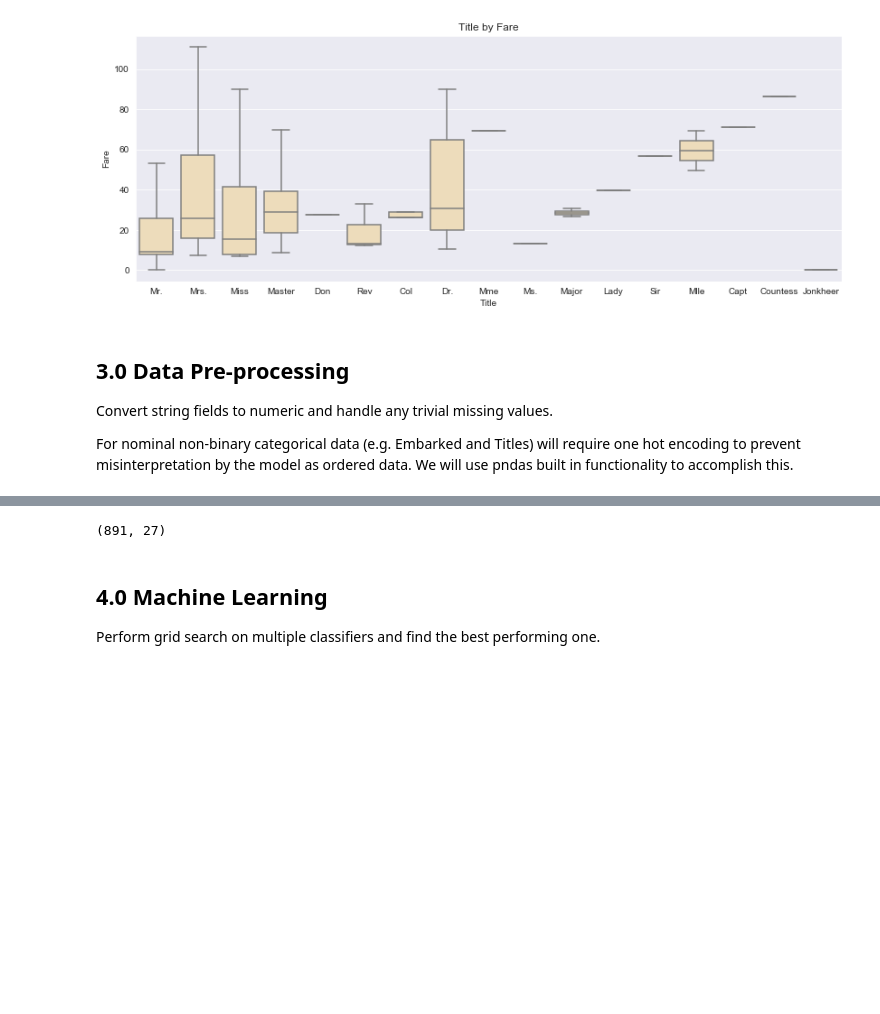
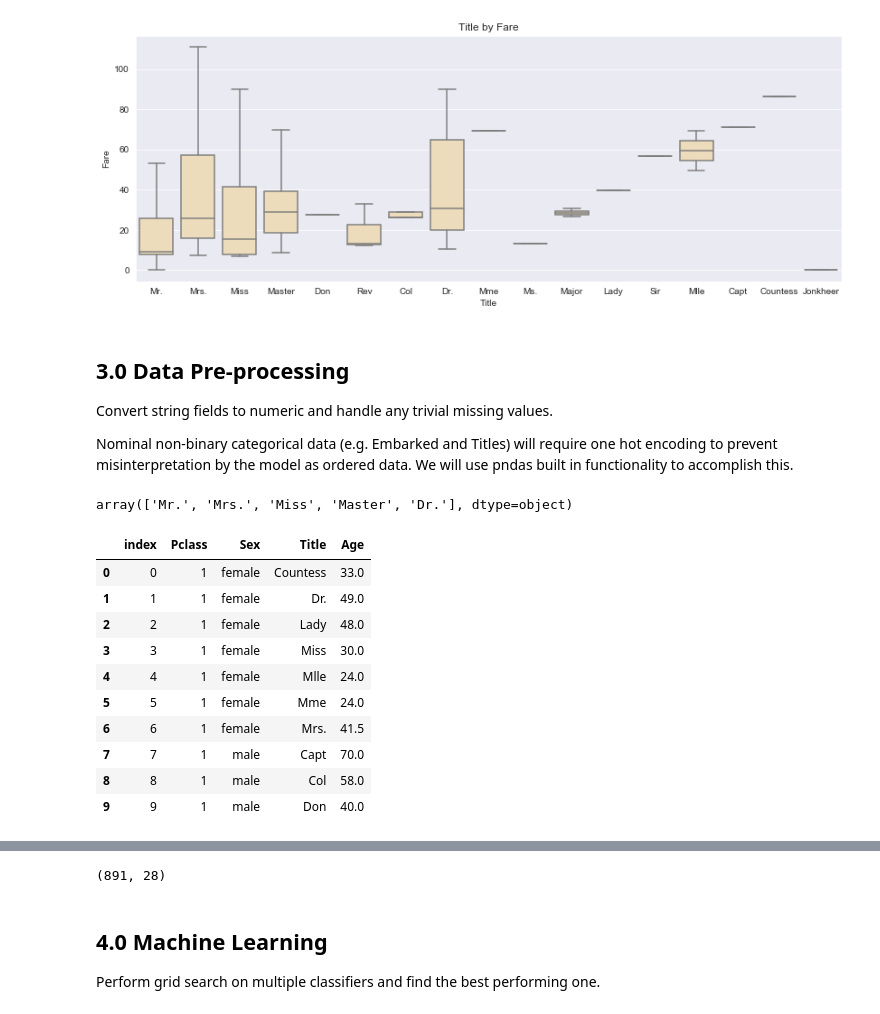
Before and after one commit to arsalanfardi/Titanic-Survival-Prediction, a Jupyter notebook: Titanic_Survival_Prediction.ipynb, the cells around one changed output, grey strips where cells are left out. Saved outputs shown, nothing was run; the diff lists cells and outputs as text; code cells hidden in the pictures; blank space fills up the shorter version.

```diff
--- a/Titanic_Survival_Prediction.ipynb
+++ b/Titanic_Survival_Prediction.ipynb
@@ -405,4 +414,27 @@ ax.set_title('Title by Fare');
 
 Convert string fields to numeric and handle any trivial missing values.
 
-For nominal non-binary categorical data (e.g. Embarked and Titles) will require one hot encoding to prevent misinterpretation by the model as ordered data. We will use pndas built in functionality to accomplish this.
+Nominal non-binary categorical data (e.g. Embarked and Titles) will require one hot encoding to prevent misinterpretation by the model as ordered data. We will use pndas built in functionality to accomplish this.
+# %%
+# Age missing values
+df[df.Age.isnull()]['Title'].count()
+# %% [output]
+array(['Mr.', 'Mrs.', 'Miss', 'Master', 'Dr.'], dtype=object)
+# %%
+# Fill age with the mean values of their respective Pclass, Sex and Title
+grouped_median_age = df.groupby(['Pclass', 'Sex','Title'])['Age'].median()
+# Reset index to convert back to a regular dataframe
+grouped_median_age = grouped_mean_age.reset_index()
+grouped_median_age.head(10)
+# %% [output]
+|  | index | Pclass | Sex | Title | Age |
+| 0 | 0 | 1 | female | Countess | 33.0 |
+| 1 | 1 | 1 | female | Dr. | 49.0 |
+| 2 | 2 | 1 | female | Lady | 48.0 |
+| 3 | 3 | 1 | female | Miss | 30.0 |
+| 4 | 4 | 1 | female | Mlle | 24.0 |
+| 5 | 5 | 1 | female | Mme | 24.0 |
+| 6 | 6 | 1 | female | Mrs. | 41.5 |
+| 7 | 7 | 1 | male | Capt | 70.0 |
+| 8 | 8 | 1 | male | Col | 58.0 |
+| 9 | 9 | 1 | male | Don | 40.0 |
@@ -435,13 +478,11 @@ df.head(5)
 5 rows × 36 columns
 # %%
 # For now drop rows with empty age values
-df_processed = df
-# [df.Age.isnull() == False]
 # Drop non-numerical and irrelevant rows
-df_processed.drop(['PassengerId', 'Name', 'Sex', 'Ticket', 'Cabin', 'Embarked', 'Title', 'Target_name', 'Age'], axis=1, inplace=True)
+df_processed.drop(['PassengerId', 'Name', 'Sex', 'Ticket', 'Cabin', 'Embarked', 'Title', 'Target_name'], axis=1, inplace=True)
 df_processed.shape
 # %% [output]
-(891, 27)
+(891, 28)
 # %%
 # Set feature and label vectors
 X = df_processed.drop(['Survived'], axis=1)
```
Also changed, not shown: parts of 17 cells of this notebook.
